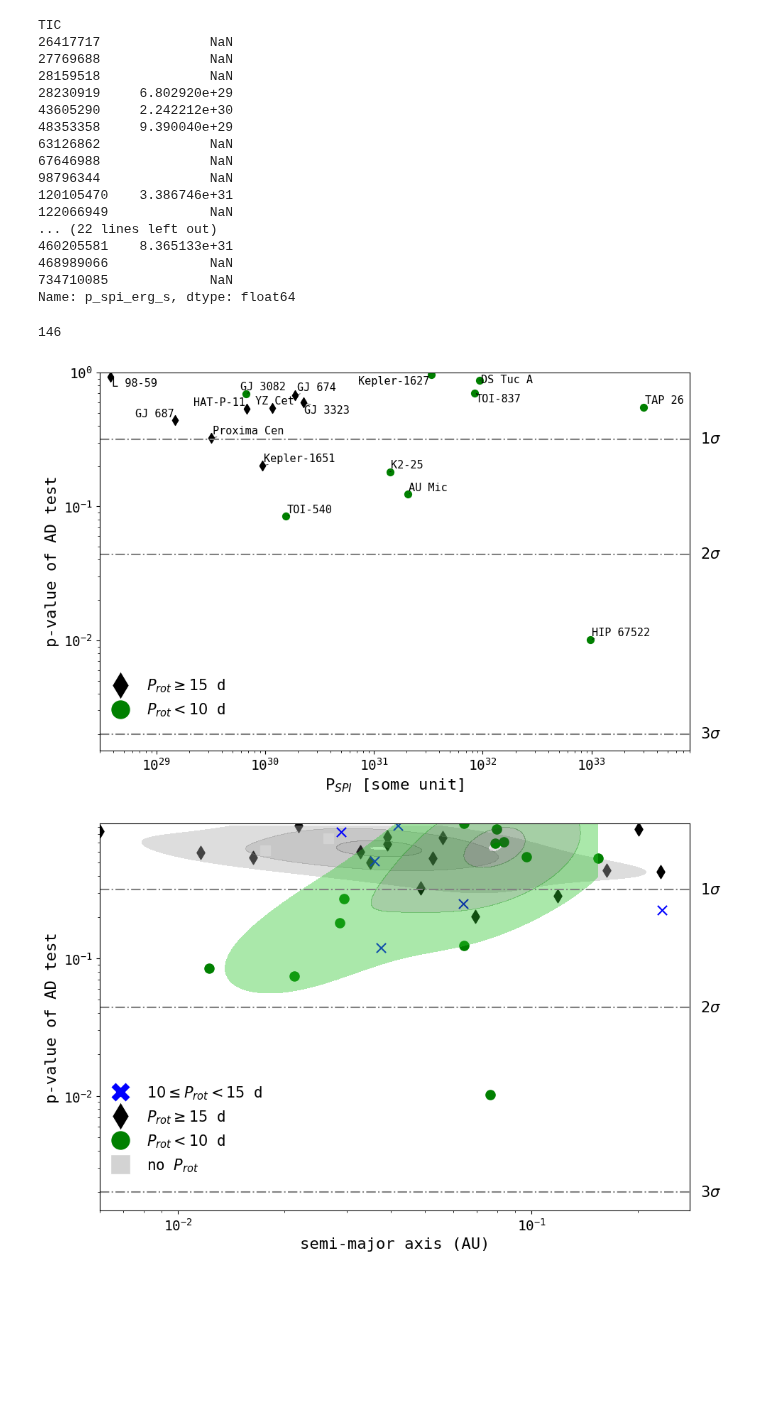
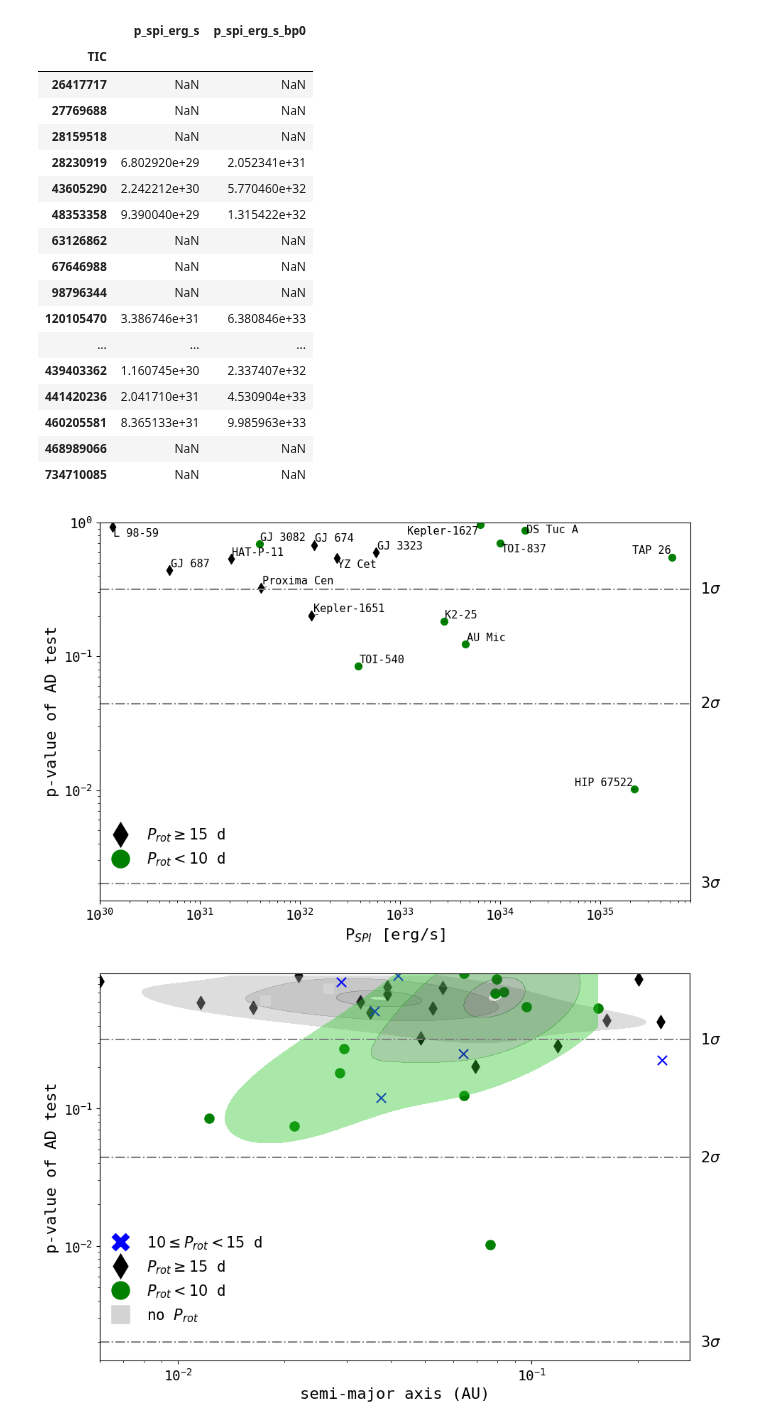
Before and after one commit to ekaterinailin/flaring-spi, a Jupyter notebook: notebooks/_07_stars_vs_adtests.ipynb, the cells around one changed output. Cells and saved outputs as stored; diff of their text form; code cells hidden in the pictures; blank space fills up the shorter version.

```diff
--- a/notebooks/_07_stars_vs_adtests.ipynb
+++ b/notebooks/_07_stars_vs_adtests.ipynb
@@ -73,25 +73,26 @@ labels = [r"$10 \leq P_{rot} < 15$ d",
 
 # ------------------------------------------------------------
 # %%
-df["p_spi_erg_s"]
+df[["p_spi_erg_s","p_spi_erg_s_bp0"]]
 # %% [output]
-TIC
-26417717              NaN
-27769688              NaN
-28159518              NaN
-28230919     6.802920e+29
-43605290     2.242212e+30
-48353358     9.390040e+29
-63126862              NaN
-67646988              NaN
-98796344              NaN
-120105470    3.386746e+31
-122066949             NaN
-... (22 lines left out)
-460205581    8.365133e+31
-468989066             NaN
-734710085             NaN
-Name: p_spi_erg_s, dtype: float64
+|  | p_spi_erg_s | p_spi_erg_s_bp0 |
+| TIC |  |  |
+| 26417717 | NaN | NaN |
+| 27769688 | NaN | NaN |
+| 28159518 | NaN | NaN |
+| 28230919 | 6.802920e+29 | 2.052341e+31 |
+| 43605290 | 2.242212e+30 | 5.770460e+32 |
+| 48353358 | 9.390040e+29 | 1.315422e+32 |
+| 63126862 | NaN | NaN |
+| 67646988 | NaN | NaN |
+| 98796344 | NaN | NaN |
+| 120105470 | 3.386746e+31 | 6.380846e+33 |
+| ... | ... | ... |
+| 439403362 | 1.160745e+30 | 2.337407e+32 |
+| 441420236 | 2.041710e+31 | 4.530904e+33 |
+| 460205581 | 8.365133e+31 | 9.985963e+33 |
+| 468989066 | NaN | NaN |
+| 734710085 | NaN | NaN |
 # %%
 # P-VALUE VS. SEMI-MAJOR AXIS
 
@@ -104,48 +105,47 @@ texts = []
 
 # plot the data
 for color, group in data.groupby("color"):
-    plt.scatter(group["p_spi_erg_s"], group["mean"], marker=group["symbol"].iloc[0],
+    plt.scatter(group["p_spi_erg_s_bp0"], group["mean"], marker=group["symbol"].iloc[0],
                 c=color, s=50., alpha=1.)
     for star, row in group.iterrows():
-        texts.append(plt.text(x=row["p_spi_erg_s"], y=row["mean"], s=row["ID"],
+        texts.append(plt.text(x=row["p_spi_erg_s_bp0"], y=row["mean"], s=row["ID"],
                     fontsize=11, ha="right", va="top", rotation=0))
     # if (color != "lightgrey") & (color != "blue"):
     #     sns.kdeplot(data=group, x="p_spi", y="mean", fill=True,
     #                 color=color, common_norm=True, alpha=.4, log_scale=True,
     #                 cut=0., levels=[0.32, 0.68, 0.95, 0.997])
 
 
 # log scale
 plt.yscale("log")
 plt.xscale("log")
 
 # add sigma lines
 for sigma, label in list(zip(sigmas, sigma_labels)):
     plt.axhline(sigma, color="grey", linestyle="-.")
-    plt.text(1e34, sigma, label, fontsize=15,
+    plt.text(1e36, sigma, label, fontsize=15,
              color="k", verticalalignment="center")
 
 # labels
 plt.ylabel("p-value of AD test")
-plt.xlabel("P$_{SPI}$ [some unit]")
+plt.xlabel("P$_{SPI}$ [erg/s]")
 
 # legend
 plt.legend(legend[1:3], labels[1:3], loc=(0, 0.07), fontsize=15)
 
 # limits
-plt.xlim(3e28, 8e33)
+plt.xlim(1e30, 8e35)
 plt.ylim(1.5e-3, 1)
 
 adjust_text(texts, arrowprops=dict(arrowstyle="-", color='k', lw=0.5))
-# save figure
-plt.savefig("../results/plots/adtests_vs_pspi_kde.png",
+# # save figure
+plt.savefig("../results/plots/adtests_vs_pspi_kde_bp0.png",
             dpi=300)
 
 
 # ------------------------------------------------------------
 # %% [output]
-146
-[figure, old version]
+[figure, new version]
 # %%
 # P-VALUE VS. SEMI-MAJOR AXIS
 
```
Also changed, not shown: 8 other files.
